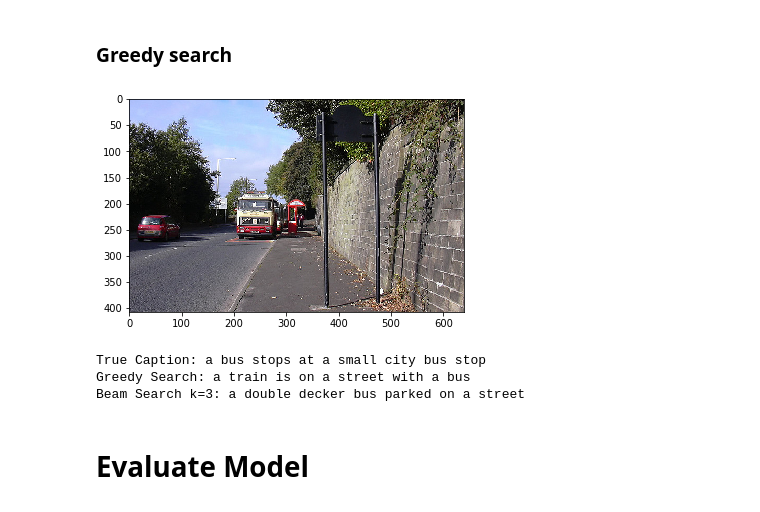
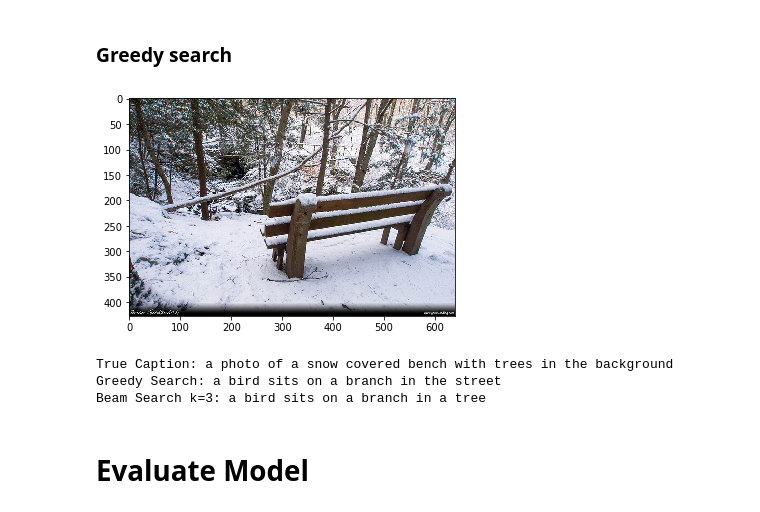
Before and after one commit to catnado/Image_Caption, a Jupyter notebook: Merge_Model.ipynb, the cells around one changed output. Drawn from its saved outputs; the diff is of its cells as text; code cells hidden in the pictures.

Commit message:
attention merge model working

```diff
--- a/Merge_Model.ipynb
+++ b/Merge_Model.ipynb
@@ -634,12 +648,30 @@ for i in range(epochs):
+# %%
+# train another 10 epochs with 0.0001 lr and 10 pics per batch
+model.optimizer.lr = 0.0001
+number_pics_per_batch = 10
+train_steps = len(img_encoding_train)//number_pics_per_batch
+val_steps = len(img_encoding_val)//number_pics_per_batch
+
+training_generator = data_generator(img_encoding_train, seqs_train, max_length, number_pics_per_batch)
+validation_generator = data_generator(img_encoding_val, seqs_val, max_length, number_pics_per_batch)
+
+for i in range(epochs):
+    model.fit_generator(generator=training_generator,
+                        validation_data=validation_generator,
+                        validation_steps = val_steps,
+                        steps_per_epoch=train_steps,
+                        epochs=1, verbose=2)
+    model.save('./merge_model_weights/model_' + str(i) + '.h5')
 # %% [markdown]
 # Generate Caption
 # %%
 # Load Model
-model.load_weights('./merge_model_weights/model_7.h5')
+model.load_weights('./merge_model_weights/model_9.h5')
 # %% [markdown]
 ### Greedy search
 # %%
 def greedy_search(photo):
+    model.reset_states()
     in_text = '<start>'
     for i in range(max_length):
         sequence = [word_index[w] for w in in_text.split() if w in word_index]
@@ -657,7 +689,7 @@ def greedy_search(photo):
 # %%
 # beam search
 def beam_search(photo, k):
-
+    model.reset_states()
     image_features = photo.reshape(1,2048)
     seq = [0] * max_length
     seq[0] = word_index['<start>']
@@ -703,17 +735,17 @@ def beam_search(photo, k):
 
     return result
 # %%
-idx = 10
+idx = 5
 k = 3
 
 img = load_image(img_name_train[idx])
 plt.imshow(img)
 plt.show()
 print("True Caption:", ' '.join([index_word[i] for i in seqs_train[idx] if i!=3 if i!=4]))
 print("Greedy Search:", greedy_search(img_encoding_train[idx]))
 print("Beam Search k={}: {}".format(k, beam_search(img_encoding_train[idx], k)))
 # %% [output]
-[figure, old version]
+[figure, new version]
-True Caption: a bus stops at a small city bus stop
-Greedy Search: a train is on a street with a bus
-Beam Search k=3: a double decker bus parked on a street
+True Caption: a photo of a snow covered bench with trees in the background
+Greedy Search: a bird sits on a branch in the street
+Beam Search k=3: a bird sits on a branch in a tree
```
Also changed, not shown: parts of 38 cells of this notebook, 3 other files.
